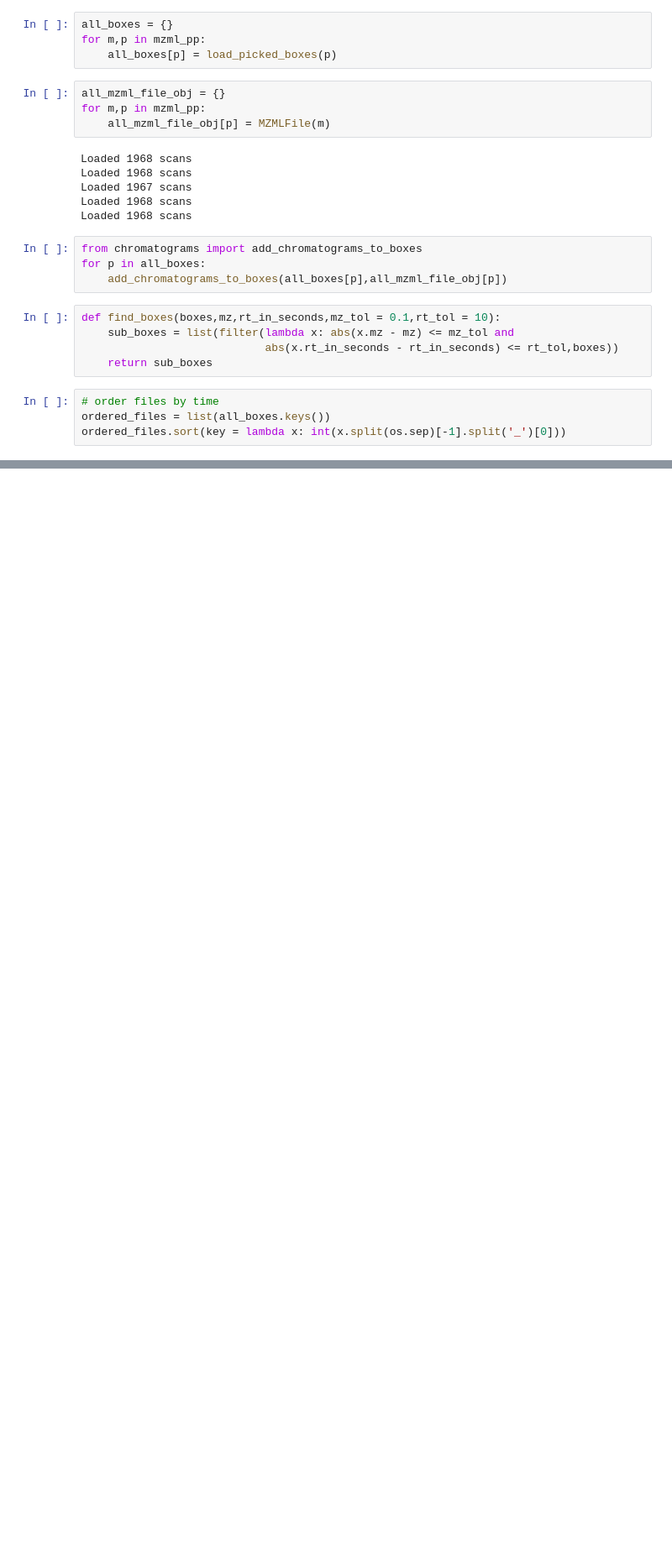
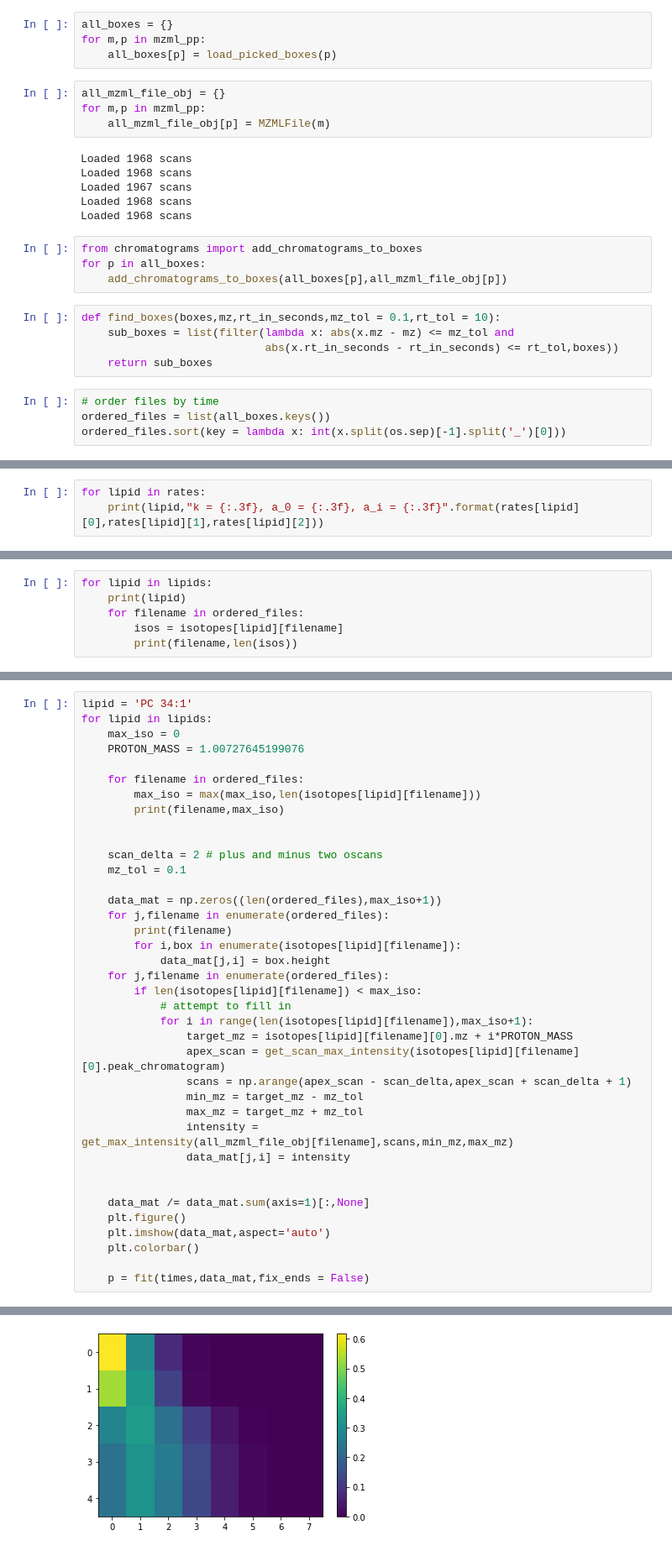
Before and after one commit to sdrogers/lipid_prototype, a Jupyter notebook: notebooks/Generic_mz.ipynb, the cells around one changed output, grey strips where cells are left out. Shown at 84% size. Saved outputs shown, nothing was run; the diff lists cells and outputs as text; blank space fills up the shorter version.

Commit message:
playing with isotope grouping and gap filling etc

```diff
--- a/notebooks/Generic_mz.ipynb
+++ b/notebooks/Generic_mz.ipynb
@@ -169,0 +188,3 @@ PC 38:5p ('C43H76NO7P', 'C43H75DNO7P', 750.5421, 637.8000000000001, '[M+H]+')
+# %%
+for lipid in rates:
+    print(lipid,"k = {:.3f}, a_0 = {:.3f}, a_i = {:.3f}".format(rates[lipid][0],rates[lipid][1],rates[lipid][2]))
@@ -169,0 +307,6 @@ PC 38:5p ('C43H76NO7P', 'C43H75DNO7P', 750.5421, 637.8000000000001, '[M+H]+')
+# %%
+for lipid in lipids:
+    print(lipid)
+    for filename in ordered_files:
+        isos = isotopes[lipid][filename]
+        print(filename,len(isos))
@@ -169,0 +331,39 @@ PC 38:5p ('C43H76NO7P', 'C43H75DNO7P', 750.5421, 637.8000000000001, '[M+H]+')
+# %%
+lipid = 'PC 34:1'
+for lipid in lipids:
+    max_iso = 0
+    PROTON_MASS = 1.00727645199076
+
+    for filename in ordered_files:
+        max_iso = max(max_iso,len(isotopes[lipid][filename]))
+        print(filename,max_iso)
+
+
+    scan_delta = 2 # plus and minus two oscans
+    mz_tol = 0.1
+
+    data_mat = np.zeros((len(ordered_files),max_iso+1))
+    for j,filename in enumerate(ordered_files):
+        print(filename)
+        for i,box in enumerate(isotopes[lipid][filename]):
+            data_mat[j,i] = box.height
+    for j,filename in enumerate(ordered_files):
+        if len(isotopes[lipid][filename]) < max_iso:
+            # attempt to fill in
+            for i in range(len(isotopes[lipid][filename]),max_iso+1):
+                target_mz = isotopes[lipid][filename][0].mz + i*PROTON_MASS
+                apex_scan = get_scan_max_intensity(isotopes[lipid][filename][0].peak_chromatogram)
+                scans = np.arange(apex_scan - scan_delta,apex_scan + scan_delta + 1)
+                min_mz = target_mz - mz_tol
+                max_mz = target_mz + mz_tol
+                intensity = get_max_intensity(all_mzml_file_obj[filename],scans,min_mz,max_mz)
+                data_mat[j,i] = intensity
+
+
+    data_mat /= data_mat.sum(axis=1)[:,None]
+    plt.figure()
+    plt.imshow(data_mat,aspect='auto')
+    plt.colorbar()
+
+    p = fit(times,data_mat,fix_ends = False)
+# %% [output]
@@ -169,0 +387 @@ PC 38:5p ('C43H76NO7P', 'C43H75DNO7P', 750.5421, 637.8000000000001, '[M+H]+')
+[figure, added]
```
Also changed, not shown: parts of 12 cells of this notebook, 2 other files.
